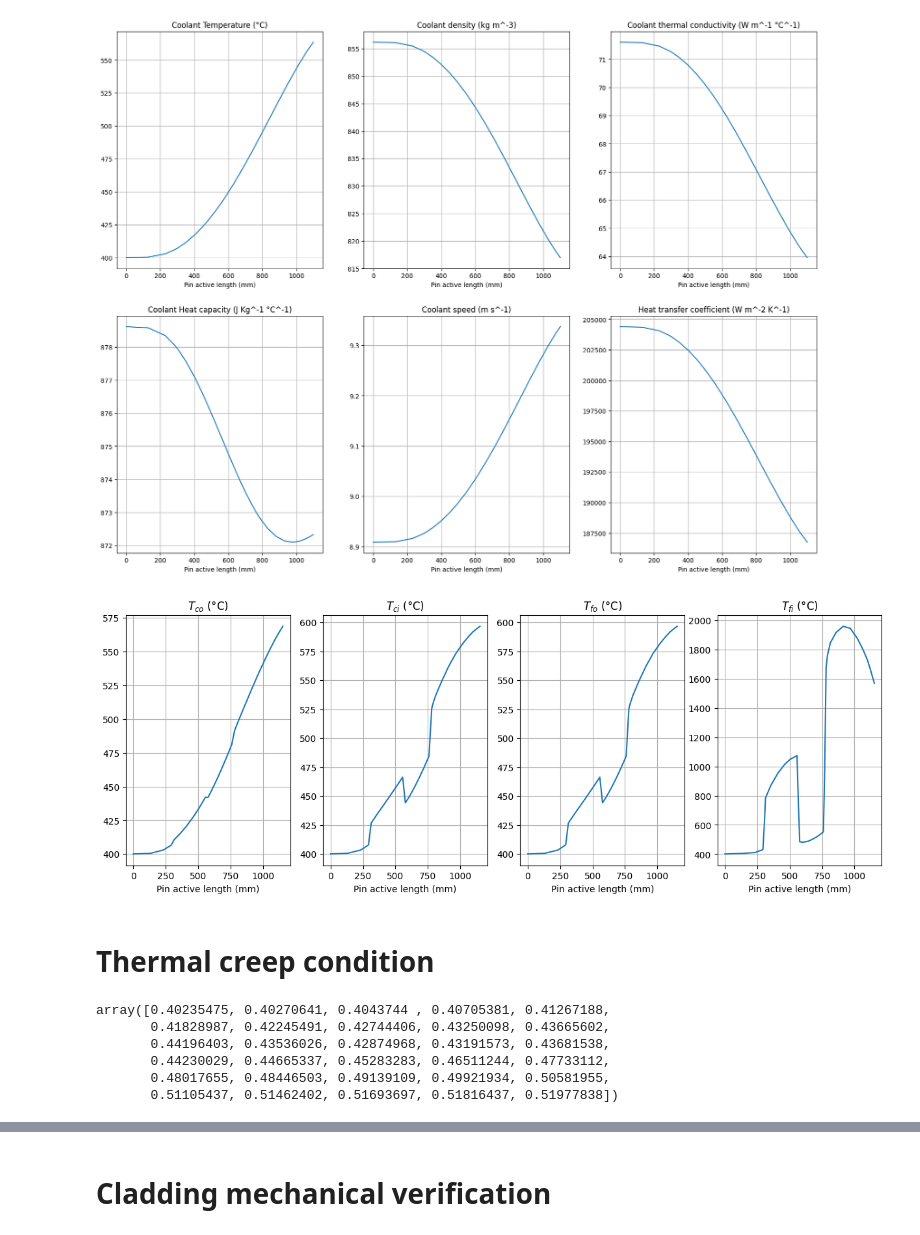
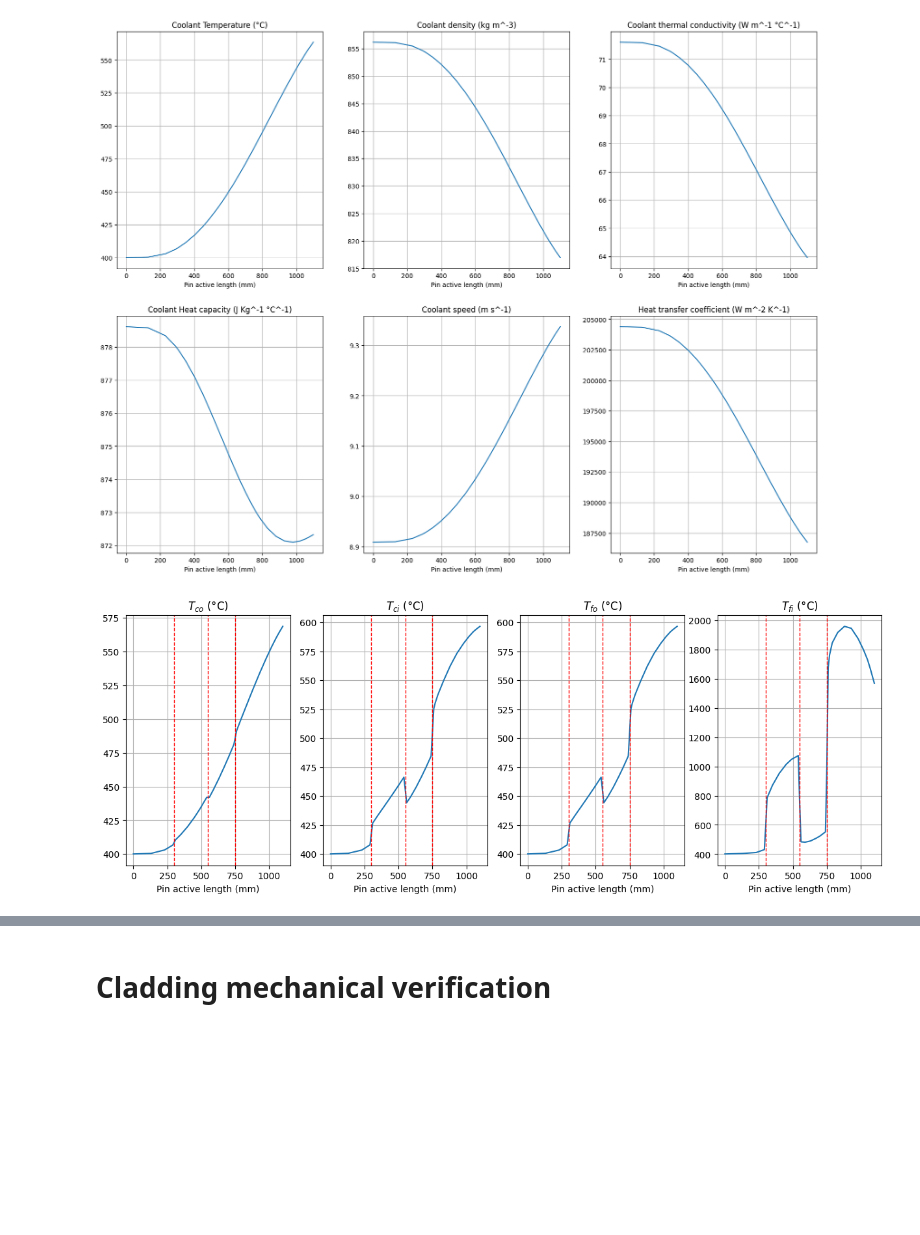
Before and after one commit to Andrea1999Broglia/ASTRID-reactor-fuel-pin-design, a Jupyter notebook: Reactor model.ipynb, the cells around one changed output, grey strips where cells are left out. Saved outputs shown, nothing was run; the diff lists cells and outputs as text; code cells hidden in the pictures; blank space fills up the shorter version.

Commit message:
Commentary revised up to Hot geometry

```diff
--- a/Reactor model.ipynb
+++ b/Reactor model.ipynb
@@ -276,11 +276,13 @@ Rho_v=np.zeros(len(H)) #coolant density
 v_c_v=np.zeros(len(H)) #coolant speed
 k_c_v=np.zeros(len(H)) #cladding thermal conductivity
 h_v=np.zeros(len(H))   #heat transfer coefficient
+q=np.zeros(len(H))     #linear power
 for i in range(len(H)): #here, only the values of coolant properties in proximity of the nodes are selected
     Rho_v[i]=Rho(T[i])
     v_c_v[i]=v_c(T[i])
     k_c_v[i]=K_c(T[i])
     h_v[i]=h(T[i])
+    q[i]=Pf[i]*Ppeak
 # %% [markdown]
 There is a constraint on the speed of the coolant (<10 m/s) due to the fact that high-speed molten lead may corrode the cladding iron but if throttling rises, so does the speed while the cladding maximum temperatures lowers and vicde versa.
 
@@ -335,7 +335,7 @@ T_{c,o,i}=T_{i}+\frac{q'_{max}P_{f,i}}{h(T_{i})2R_{c,o}π} \tag{2}
 Tco=np.zeros(len(H))
 
 for i in range(len(H)):
-  Tco[i]=T[i]+(Ppeak*Pf[i]*1000/(h_v[i]*2*math.pi*(Rco/1000))) #temperature calculated for each node
+  Tco[i]=T[i]+(q[i]*1000/(h_v[i]*2*math.pi*(Rco/1000))) #temperature calculated for each node
 
 plt.plot(H,Tco)                               #temperature plotted vs pin active length
 plt.grid()
@@ -370,7 +370,6 @@ The inner cladding temperature was calculated as:
 \end{equation}
 # %%
 # Inner cladding temperature (equazione risolta con fsolve)
-q=np.zeros(len(Pf))
 Tci=np.zeros(len(Pf))
 
 TciMAX=np.zeros(count)
@@ -380,11 +379,6 @@ halplane_max=np.zeros(count)
 def k_cladding(T):
 
    return (13.95 + 0.01163*T)
-
-#linear power @nodes W/mm
-for i in range(len(Pf)):
-    q[i]=Pf[i]*Ppeak
-
 
 def Tcisolver(Tx, Tco_input, q_input, t_input): #this function implements eq. 3 where Tx is Tcii
 
@@ -1184,73 +1230,68 @@ axs[1, 2].grid()
 # new temperature profile calculated for inner ad outer cladding, and inner and outer fuel
 for i in range(len(H)):
     Rci_final[i]=Rci_new[i] #new cladding geometry
-    Tco_final[i]=T_final[i]+(Ppeak*Pf[i]*0.9*1000/(h_v_final[i]*2*math.pi*(Rco_final[i]/1000)))
+    Tco_final[i]=T_final[i]+(Ppeak*Pf[i]*0.9*1000/(h_v_final[i]*2*math.pi*(Rco_final[i]/1000)))#outer cladding temperature
 
 
     sol=fsolve(Tcisolver, 400, args=(Tco_final[i], q[i]*0.9, Rco_final[i]-Rci_final[i]))
-    Tci_final[i]=sol[0]
+    Tci_final[i]=sol[0] #inner cladding temperature
 
     if contact_time[i]>1440 and contact_time[i]<0:
-        Rfo_final[i]=Rfo_new[i]
+        Rfo_final[i]=Rfo_new[i] #fuel geometry (including void swelling)
         sol=fsolve(Tfosolver,1000, args=(Tci_final[i], q[i]*0.9, Rci_final[i], Rfo_final[i]))
-        Tfo_final[i]=sol[0]
+        Tfo_final[i]=sol[0]  #fuel outer temperature
     else:
-        Rfo_final[i]=Rci_final[i]
+        Rfo_final[i]=Rci_final[i] #due to contact, outer fuel temperature and radius coincide with inner cladding fuel and radius
         Tfo_final[i]=Tci_final[i]
 
-    Rfi_final[i]=Rfi_new[i]
+    Rfi_final[i]=Rfi_new[i] #final inner radius accounts for thermal expansion and restructuring
 
     if H[i]<=300 or (H[i]>=550 and H[i]<=750):
         sol=fsolve(Tfisolver_UO_2,1000, args=(Tfo_final[i], q[i]*0.9, 1-rhof))
         Tfi_final[i]=sol[0]
         if Rfi_final[i]!=0:
             print("alarm")
     else:
         if R_columnar[i]!=0:
 
             sol=fsolve(Tfisolver_MOX,500, args=(Tfo_final[i], q[i]*0.9, Rfo_final[i], R_columnar[i], 1-rhof, x_fissile))
             sol2=fsolve(Tfisolver_MOX, 500, args=(sol[0], q[i]*0.9, R_columnar[i],Rfi_final[i], 0, x_fissile))
             Tfi_final[i]=sol2[0]
         else:
             sol=fsolve(Tfisolver_MOX,500, args=(Tfo_final[i], q[i]*0.9, Rfo_final[i], Rfi_final[i], 1-rhof, x_fissile))
             Tfi_final[i]=sol[0]
 
 
-
-
 #plots
 fig, axs = plt.subplots(1, 4, figsize=(15,5))
 
-axs[0].plot(H_swelled, Tco_final)
+axs[0].plot(H, Tco_final)
 axs[0].set_title('$T_{co}$ (°C)')
 axs[0].set_xlabel("Pin active length (mm)")
+axs[0].axvline(x=300, color="r", linestyle="--", linewidth=1)
+axs[0].axvline(x=550, color="r", linestyle="--", linewidth=1)
+axs[0].axvline(x=750, color="r", linestyle="--", linewidth=1)
 axs[0].grid()
-axs[1].plot(H_swelled, Tci_final)
+axs[1].plot(H, Tci_final)
 axs[1].set_title('$T_{ci}$ (°C)')
 axs[1].set_xlabel("Pin active length (mm)")
+axs[1].axvline(x=300, color="r", linestyle="--", linewidth=1)
+axs[1].axvline(x=550, color="r", linestyle="--", linewidth=1)
+axs[1].axvline(x=750, color="r", linestyle="--", linewidth=1)
 axs[1].grid()
-axs[2].plot(H_swelled, Tfo_final)
+axs[2].plot(H, Tfo_final)
 axs[2].set_title('$T_{fo}$ (°C)')
 axs[2].set_xlabel("Pin active length (mm)")
+axs[2].axvline(x=300, color="r", linestyle="--", linewidth=1)
+axs[2].axvline(x=550, color="r", linestyle="--", linewidth=1)
+axs[2].axvline(x=750, color="r", linestyle="--", linewidth=1)
 axs[2].grid()
-axs[3].plot(H_swelled, Tfi_final)
+axs[3].plot(H, Tfi_final)
 axs[3].set_title('$T_{fi}$ (°C)')
 axs[3].set_xlabel("Pin active length (mm)")
+axs[3].axvline(x=300, color="r", linestyle="--", linewidth=1)
+axs[3].axvline(x=550, color="r", linestyle="--", linewidth=1)
+axs[3].axvline(x=750, color="r", linestyle="--", linewidth=1)
 axs[3].grid()
 # %% [output]
-[figure, old version]
+[figure, new version]
-# %% [markdown]
-# Thermal creep condition
-# %%
-Tcreep=np.zeros(len(H))
-Tm_cladding=1400
-for i in range(len(H)):
-    Tcreep[i]=(Tci_final[i]+273.15)/(Tm_cladding+273.15)
-display(Tcreep)
-# %% [output]
-array([0.40235475, 0.40270641, 0.4043744 , 0.40705381, 0.41267188,
-       0.41828987, 0.42245491, 0.42744406, 0.43250098, 0.43665602,
-       0.44196403, 0.43536026, 0.42874968, 0.43191573, 0.43681538,
-       0.44230029, 0.44665337, 0.45283283, 0.46511244, 0.47733112,
-       0.48017655, 0.48446503, 0.49139109, 0.49921934, 0.50581955,
-       0.51105437, 0.51462402, 0.51693697, 0.51816437, 0.51977838])
```
Also changed, not shown: parts of 17 cells of this notebook.
